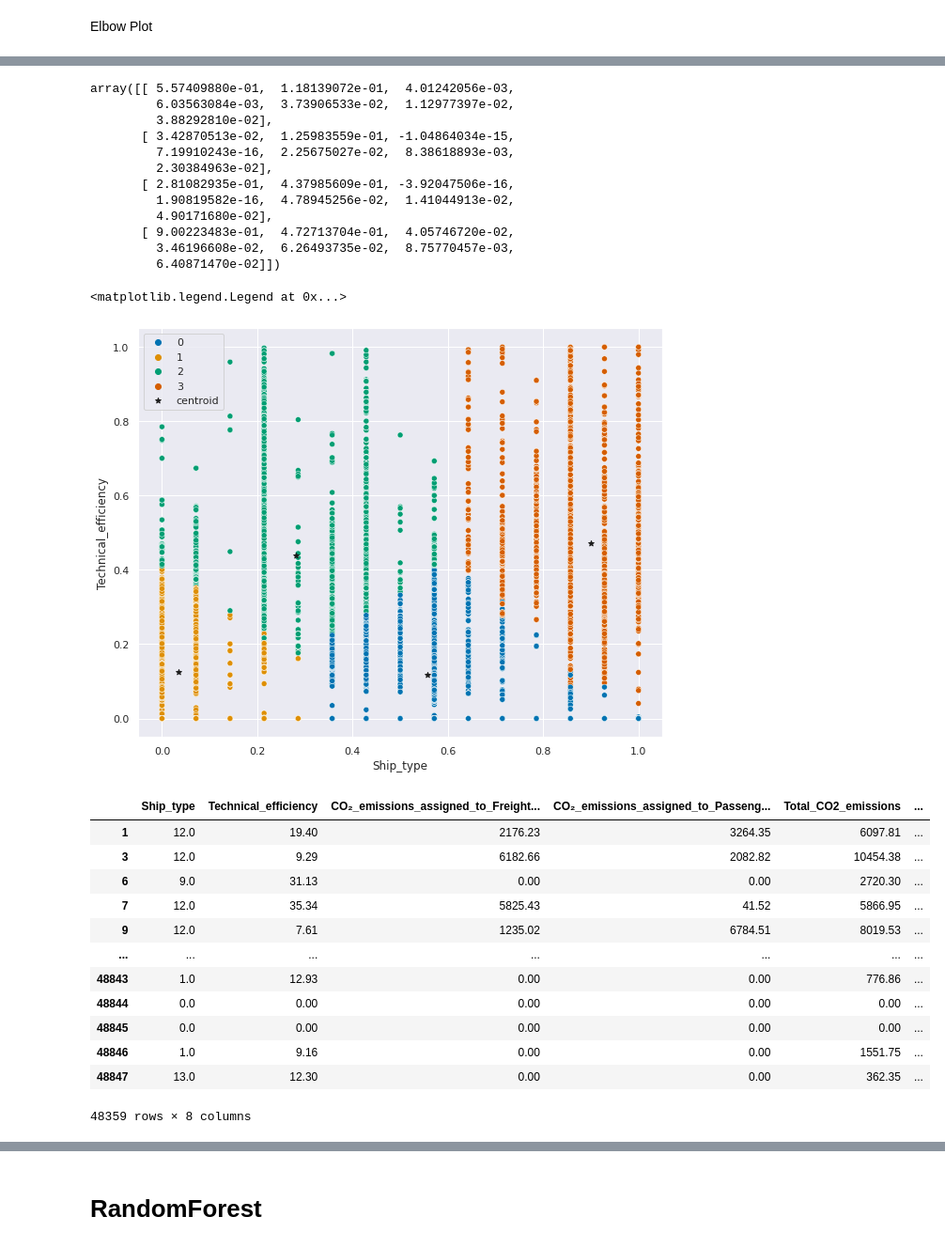
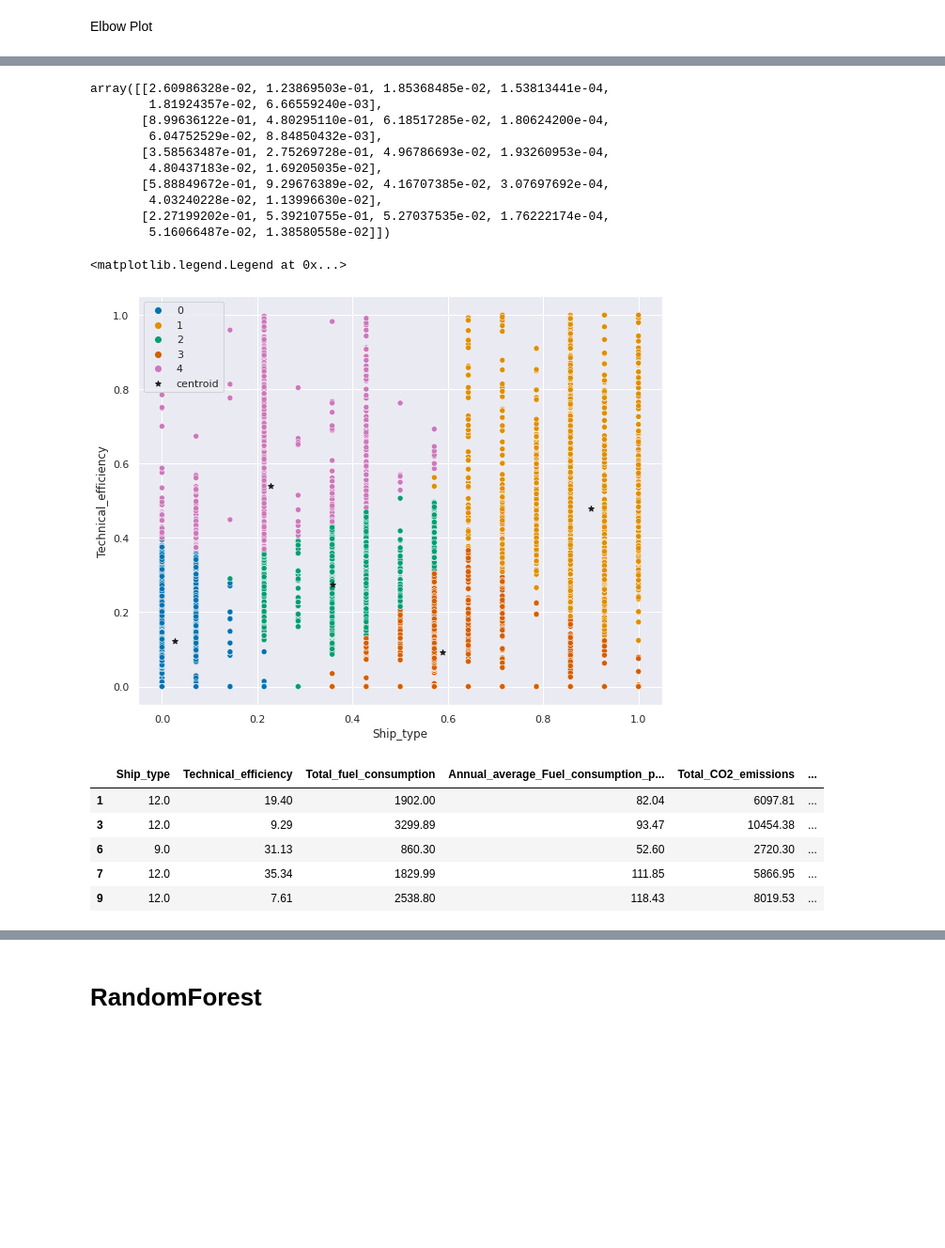
Before and after one commit to Anuj-1996/Maritime_Ship_CO2_Emission_Analysis, a Jupyter notebook: EU_CO2_emissions_from_maritime_transport.ipynb, the cells around one changed output, grey strips where cells are left out. Shown at 94% size. Drawn from its saved outputs; the diff is of its cells as text; code cells hidden in the pictures; blank space fills up the shorter version.

```diff
--- a/EU_CO2_emissions_from_maritime_transport.ipynb
+++ b/EU_CO2_emissions_from_maritime_transport.ipynb
@@ -592,13 +607,10 @@ Index(['IMO_Number', 'Name', 'Ship_type', 'Reporting_Period',
 df_test = pd.DataFrame()
 df_test['Ship_type'] = df_filtered['Ship_type']
 df_test['Technical_efficiency'] = df_filtered['Technical_efficiency_[gCO2/t·nm]']
-df_test['CO₂_emissions_assigned_to_Freight_transport'] = df_filtered['CO₂_emissions_assigned_to_Freight_transport_[m_tonnes]']
-df_test['CO₂_emissions_assigned_to_Passenger_transport'] = df_filtered['CO₂_emissions_assigned_to_Passenger_transport_[m_tonnes]']
-
+df_test['Total_fuel_consumption'] = df_filtered['Total_fuel_consumption_[m_tonnes]']
+df_test['Annual_average_Fuel_consumption_per_distance'] = df_filtered['Annual_average_Fuel_consumption_per_distance_[kg_/_n_mile]']
 df_test['Total_CO2_emissions'] = df_filtered['Total_CO2_emissions_[m_tonnes]']
-
 df_test['CO₂_emissions_from_all_voyages_to_ports_under_a_MS_jurisdiction'] = df_filtered['CO₂_emissions_from_all_voyages_to_ports_under_a_MS_jurisdiction_[m_tonnes]']
 
-df_test['Total_fuel_consumption'] = df_filtered['Total_fuel_consumption_[m_tonnes]']
 df_test.head()
 # %% [output]
@@ -690,9 +690,7 @@ plt.plot(k_rng,sse)
 # %%
-km = KMeans(n_clusters=4)
-y_predicted = km.fit_predict(df_test[['Ship_type', 'Technical_efficiency',
-       'CO₂_emissions_assigned_to_Freight_transport',
-       'CO₂_emissions_assigned_to_Passenger_transport', 'Total_CO2_emissions',
-       'CO₂_emissions_from_all_voyages_to_ports_under_a_MS_jurisdiction',
-       'Total_fuel_consumption']])
+km = KMeans(n_clusters=5)
+y_predicted = km.fit_predict(df_test[['Ship_type', 'Technical_efficiency', 'Total_fuel_consumption',
+       'Annual_average_Fuel_consumption_per_distance', 'Total_CO2_emissions',
+       'CO₂_emissions_from_all_voyages_to_ports_under_a_MS_jurisdiction']])
 y_predicted
 # %% [output]
@@ -710,18 +708,16 @@ df_test.head()
 # %%
 km.cluster_centers_
 # %% [output]
-array([[ 5.57409880e-01,  1.18139072e-01,  4.01242056e-03,
-         6.03563084e-03,  3.73906533e-02,  1.12977397e-02,
-         3.88292810e-02],
-       [ 3.42870513e-02,  1.25983559e-01, -1.04864034e-15,
-         7.19910243e-16,  2.25675027e-02,  8.38618893e-03,
-         2.30384963e-02],
-       [ 2.81082935e-01,  4.37985609e-01, -3.92047506e-16,
-         1.90819582e-16,  4.78945256e-02,  1.41044913e-02,
-         4.90171680e-02],
-       [ 9.00223483e-01,  4.72713704e-01,  4.05746720e-02,
-         3.46196608e-02,  6.26493735e-02,  8.75770457e-03,
-         6.40871470e-02]])
+array([[2.60986328e-02, 1.23869503e-01, 1.85368485e-02, 1.53813441e-04,
+        1.81924357e-02, 6.66559240e-03],
+       [8.99636122e-01, 4.80295110e-01, 6.18517285e-02, 1.80624200e-04,
+        6.04752529e-02, 8.84850432e-03],
+       [3.58563487e-01, 2.75269728e-01, 4.96786693e-02, 1.93260953e-04,
+        4.80437183e-02, 1.69205035e-02],
+       [5.88849672e-01, 9.29676389e-02, 4.16707385e-02, 3.07697692e-04,
+        4.03240228e-02, 1.13996630e-02],
+       [2.27199202e-01, 5.39210755e-01, 5.27037535e-02, 1.76222174e-04,
+        5.16066487e-02, 1.38580558e-02]])
 # %%
 plt.figure(figsize = (10,8))
 sns.scatterplot(data = df_test,x = df_test['Ship_type'], y = df_test['Technical_efficiency'], hue = 'cluster', palette='colorblind', legend='full' )
@@ -730,5 +726,5 @@ plt.scatter(km.cluster_centers_[:,0],km.cluster_centers_[:,1],color='k',marker='
 plt.legend()
 # %% [output]
 <matplotlib.legend.Legend at 0x...>
-[figure, old version]
+[figure, new version]
 # %%
@@ -744,16 +736,9 @@ df_test[['Ship_type', 'Technical_efficiency',
 # %%
-df_test
+df_test.head()
 # %% [output]
-|  | Ship_type | Technical_efficiency | CO₂_emissions_assigned_to_Freight... | CO₂_emissions_assigned_to_Passeng... | Total_CO2_emissions | ... |
-| 1 | 12.0 | 19.40 | 2176.23 | 3264.35 | 6097.81 | ... |
-| 3 | 12.0 | 9.29 | 6182.66 | 2082.82 | 10454.38 | ... |
-| 6 | 9.0 | 31.13 | 0.00 | 0.00 | 2720.30 | ... |
-| 7 | 12.0 | 35.34 | 5825.43 | 41.52 | 5866.95 | ... |
-| 9 | 12.0 | 7.61 | 1235.02 | 6784.51 | 8019.53 | ... |
-| ... | ... | ... | ... | ... | ... | ... |
-| 48843 | 1.0 | 12.93 | 0.00 | 0.00 | 776.86 | ... |
-| 48844 | 0.0 | 0.00 | 0.00 | 0.00 | 0.00 | ... |
-| 48845 | 0.0 | 0.00 | 0.00 | 0.00 | 0.00 | ... |
-| 48846 | 1.0 | 9.16 | 0.00 | 0.00 | 1551.75 | ... |
-| 48847 | 13.0 | 12.30 | 0.00 | 0.00 | 362.35 | ... |
+|  | Ship_type | Technical_efficiency | Total_fuel_consumption | Annual_average_Fuel_consumption_p... | Total_CO2_emissions | ... |
+| 1 | 12.0 | 19.40 | 1902.00 | 82.04 | 6097.81 | ... |
+| 3 | 12.0 | 9.29 | 3299.89 | 93.47 | 10454.38 | ... |
+| 6 | 9.0 | 31.13 | 860.30 | 52.60 | 2720.30 | ... |
+| 7 | 12.0 | 35.34 | 1829.99 | 111.85 | 5866.95 | ... |
+| 9 | 12.0 | 7.61 | 2538.80 | 118.43 | 8019.53 | ... |
-48359 rows × 8 columns
```
Also changed, not shown: parts of 46 cells of this notebook.
